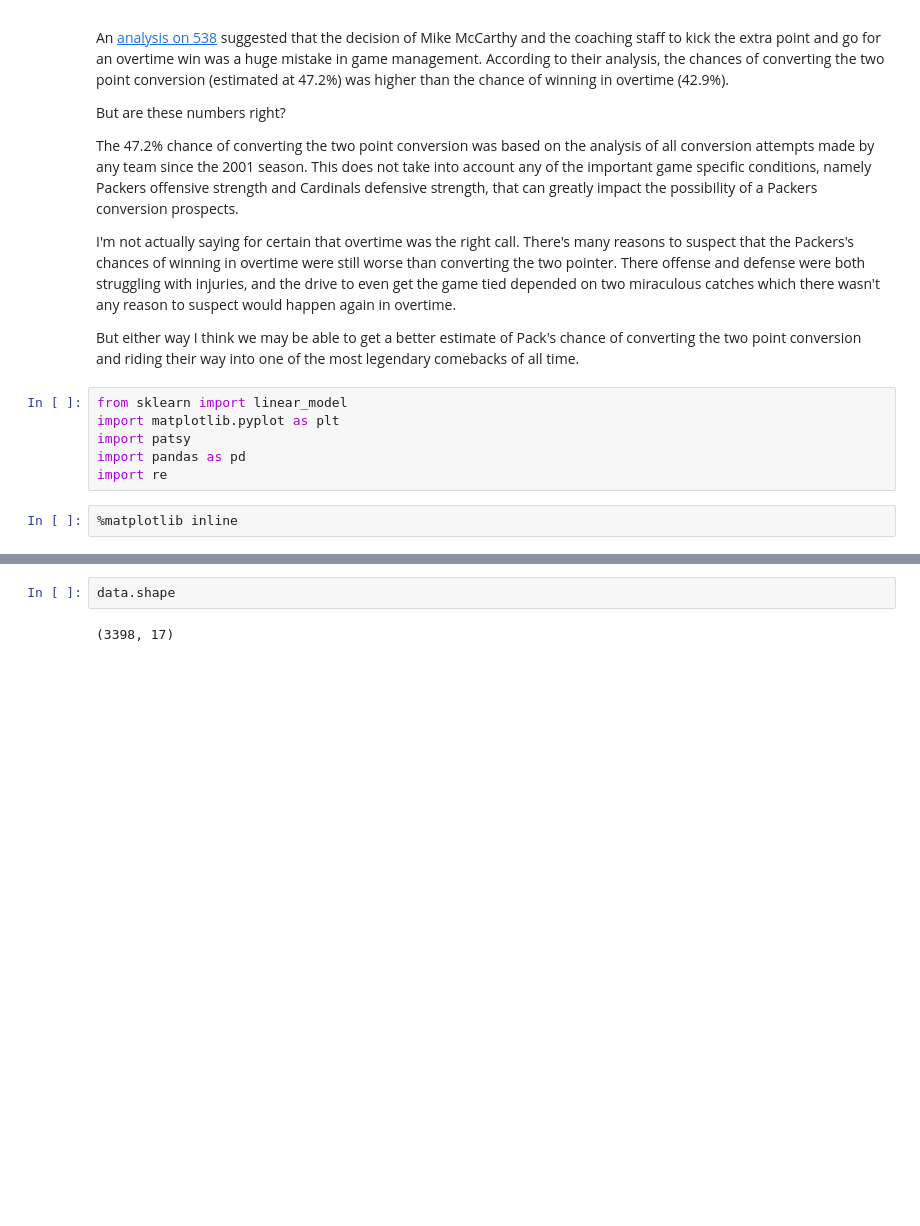
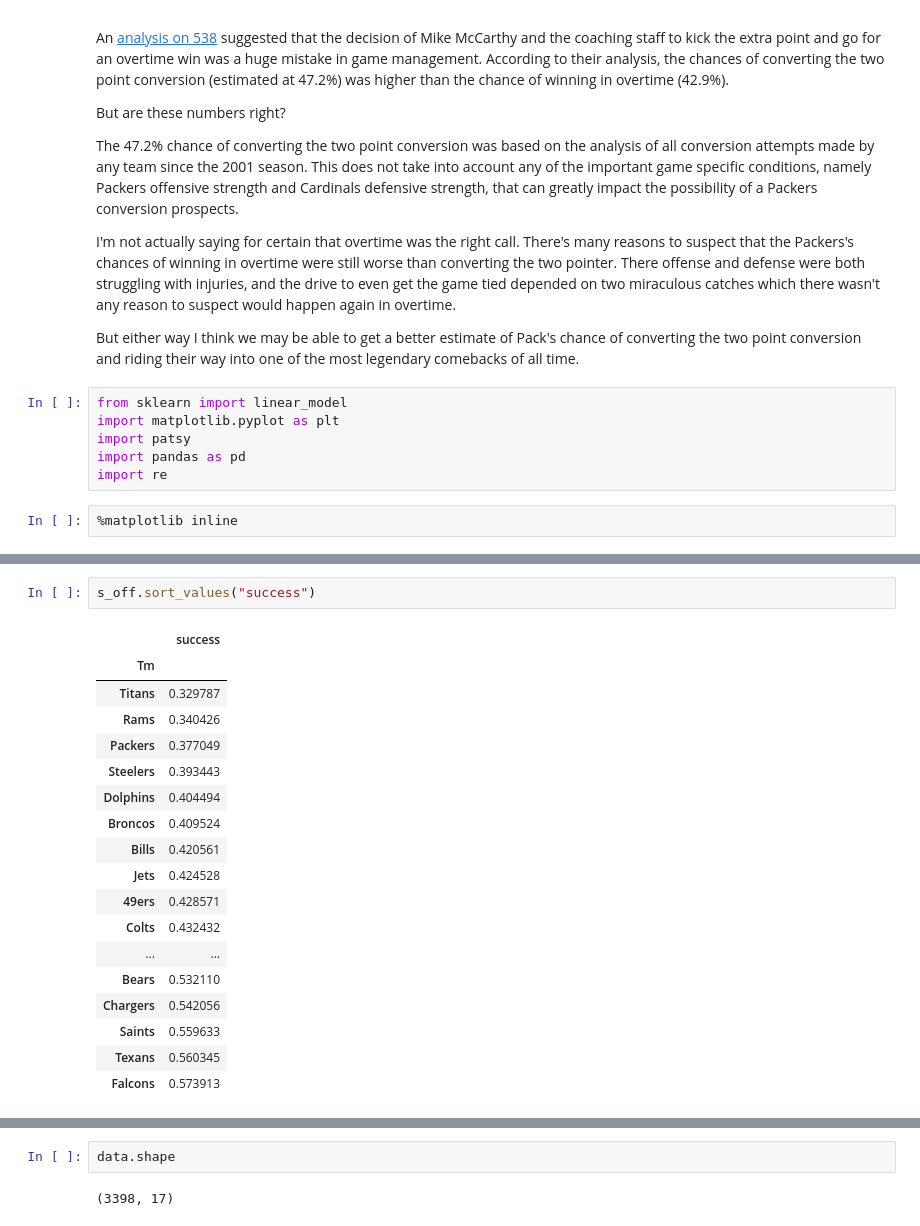
Before and after one commit to ptonner/nfl_convert, a Jupyter notebook: analyze.ipynb, the cells around one changed output, grey strips where cells are left out. Cells and saved outputs as stored; diff of their text form; blank space fills up the shorter version.

```diff
--- a/analyze.ipynb
+++ b/analyze.ipynb
@@ -37,0 +61,21 @@ data.head()
+# %%
+s_off.sort_values("success")
+# %% [output]
+|  | success |
+| Tm |  |
+| Titans | 0.329787 |
+| Rams | 0.340426 |
+| Packers | 0.377049 |
+| Steelers | 0.393443 |
+| Dolphins | 0.404494 |
+| Broncos | 0.409524 |
+| Bills | 0.420561 |
+| Jets | 0.424528 |
+| 49ers | 0.428571 |
+| Colts | 0.432432 |
+| ... | ... |
+| Bears | 0.532110 |
+| Chargers | 0.542056 |
+| Saints | 0.559633 |
+| Texans | 0.560345 |
+| Falcons | 0.573913 |
```
Also changed, not shown: parts of 13 cells of this notebook, 1 other file.
